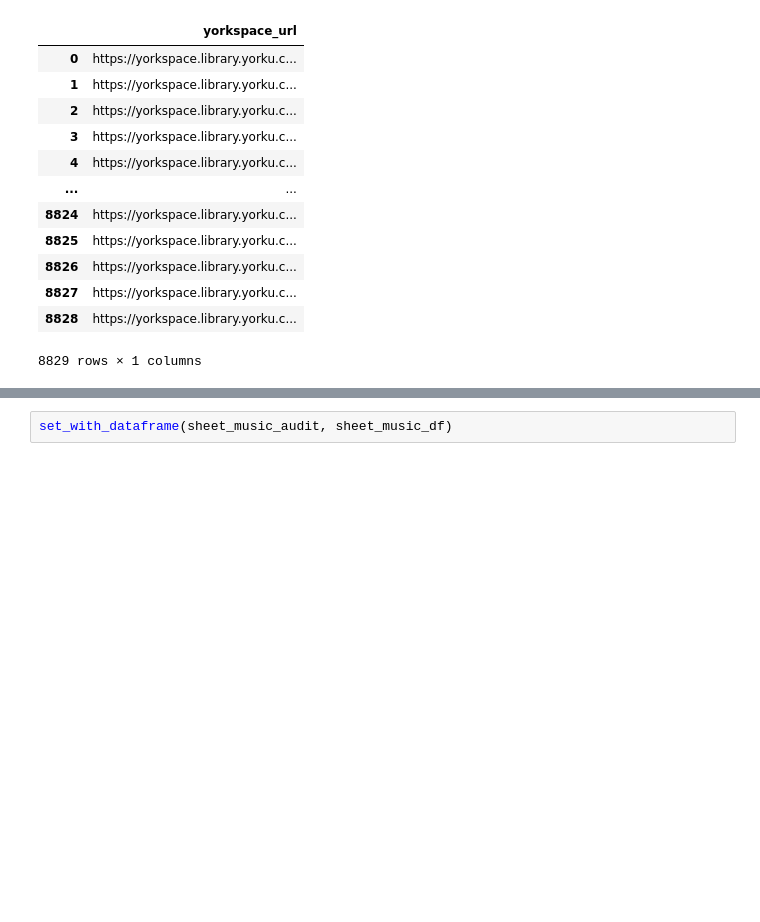
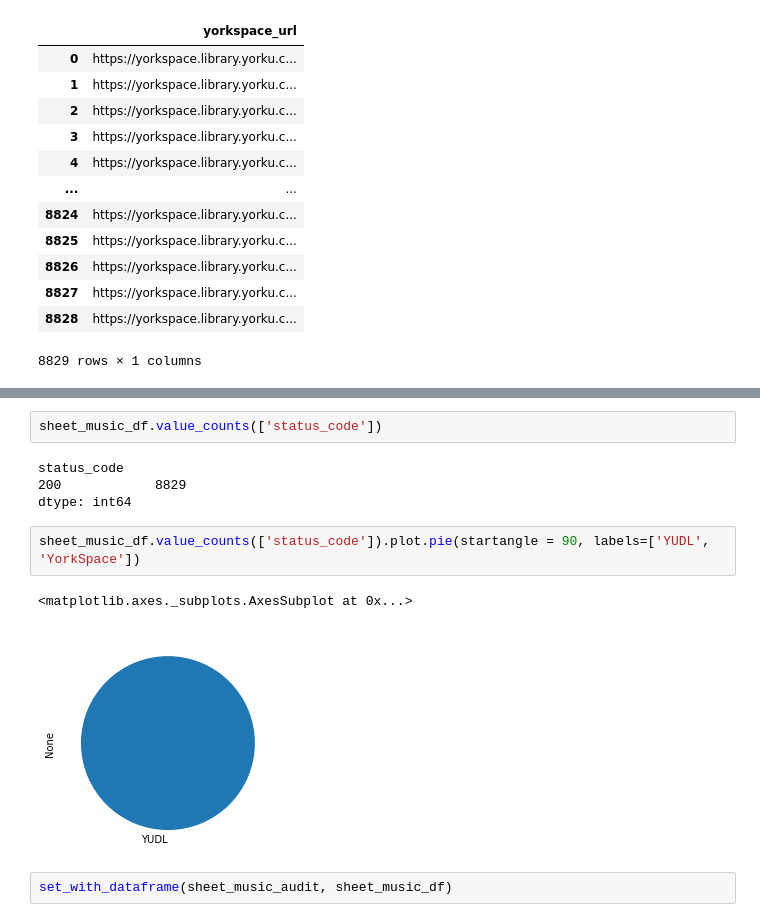
Before and after one commit to yorkulibraries/notebooks, a Jupyter notebook: yorkspace_audit.ipynb, the cells around one changed output, grey strips where cells are left out. Drawn from its saved outputs; the diff is of its cells as text; blank space fills up the shorter version.

```diff
--- a/yorkspace_audit.ipynb
+++ b/yorkspace_audit.ipynb
@@ -147,2 +210,13 @@ sheet_music_df
+# %%
+sheet_music_df.value_counts(['status_code'])
+# %% [output]
+status_code
+200            8829
+dtype: int64
+# %%
+sheet_music_df.value_counts(['status_code']).plot.pie(startangle = 90, labels=['YUDL', 'YorkSpace'])
+# %% [output]
+<matplotlib.axes._subplots.AxesSubplot at 0x...>
+[figure, added]
 # %%
 set_with_dataframe(sheet_music_audit, sheet_music_df)
```
Also changed, not shown: parts of 8 cells of this notebook.
